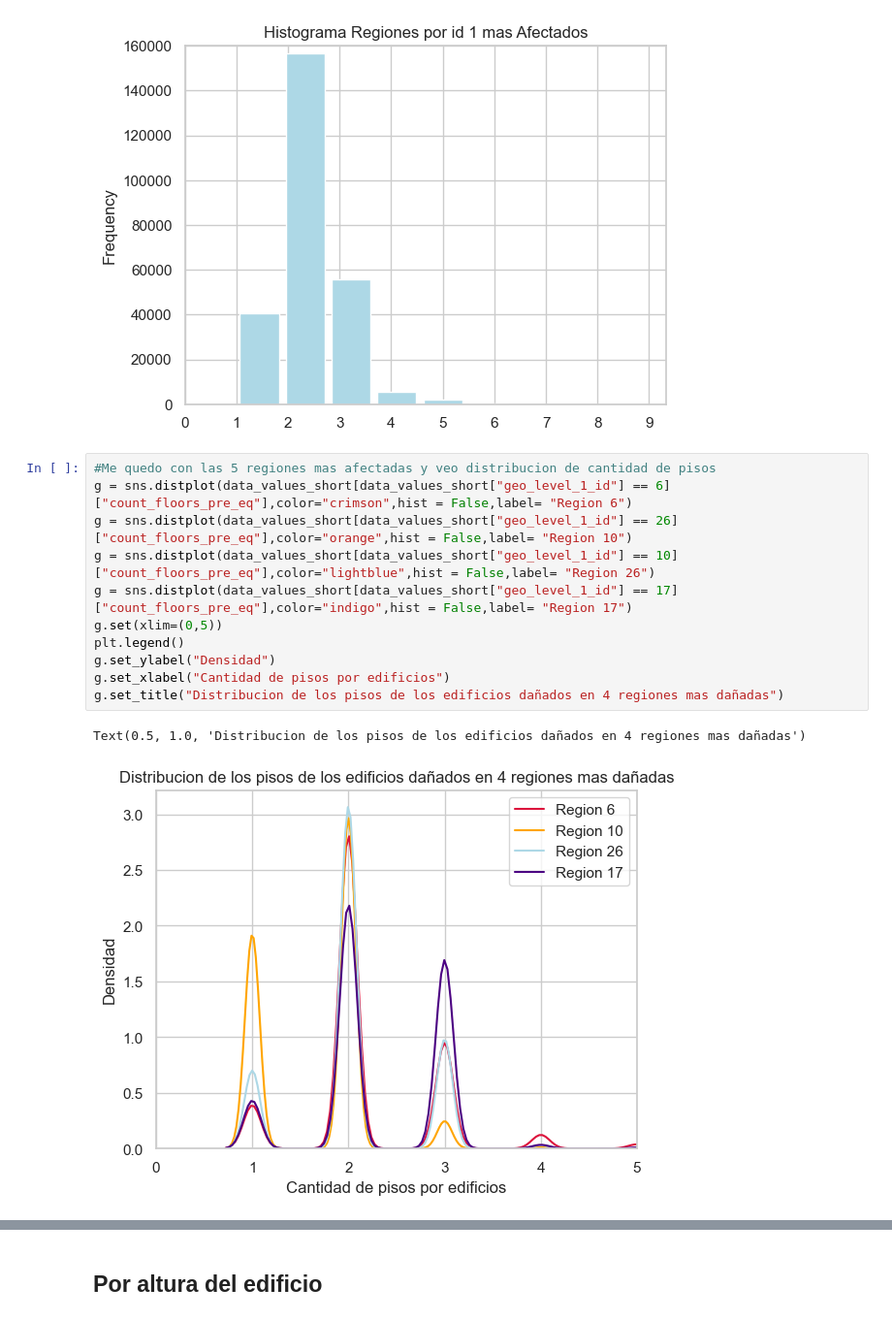
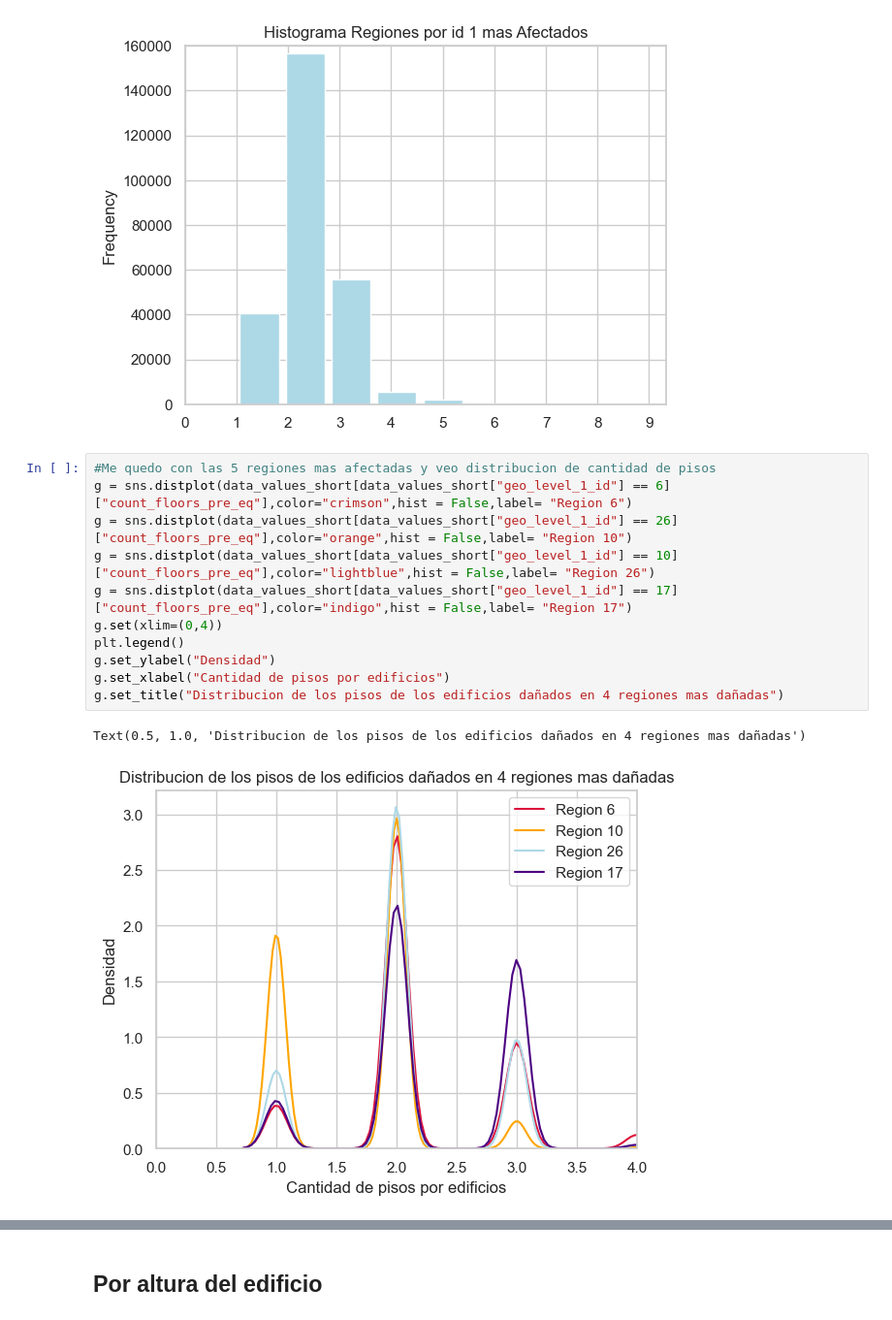
Before and after one commit to DanteReinaudo/EarthquakeDamagePrediction, a Jupyter notebook: tp1/analisis_dante.ipynb, the cells around one changed output, grey strips where cells are left out. Shown at 97% size. Cells and saved outputs as stored; diff of their text form.

```diff
--- a/tp1/analisis_dante.ipynb
+++ b/tp1/analisis_dante.ipynb
@@ -398,14 +413,14 @@ data_values_short["count_floors_pre_eq"].plot(kind = "hist",bins = 9,color='ligh
 # %%
 #Me quedo con las 5 regiones mas afectadas y veo distribucion de cantidad de pisos
 g = sns.distplot(data_values_short[data_values_short["geo_level_1_id"] == 6]["count_floors_pre_eq"],color="crimson",hist = False,label= "Region 6")
 g = sns.distplot(data_values_short[data_values_short["geo_level_1_id"] == 26]["count_floors_pre_eq"],color="orange",hist = False,label= "Region 10")
 g = sns.distplot(data_values_short[data_values_short["geo_level_1_id"] == 10]["count_floors_pre_eq"],color="lightblue",hist = False,label= "Region 26")
 g = sns.distplot(data_values_short[data_values_short["geo_level_1_id"] == 17]["count_floors_pre_eq"],color="indigo",hist = False,label= "Region 17")
-g.set(xlim=(0,5))
+g.set(xlim=(0,4))
 plt.legend()
 g.set_ylabel("Densidad")
 g.set_xlabel("Cantidad de pisos por edificios")
 g.set_title("Distribucion de los pisos de los edificios dañados en 4 regiones mas dañadas")
 # %% [output]
 Text(0.5, 1.0, 'Distribucion de los pisos de los edificios dañados en 4 regiones mas dañadas')
-[figure, old version]
+[figure, new version]
```
Also changed, not shown: parts of 47 cells of this notebook.
